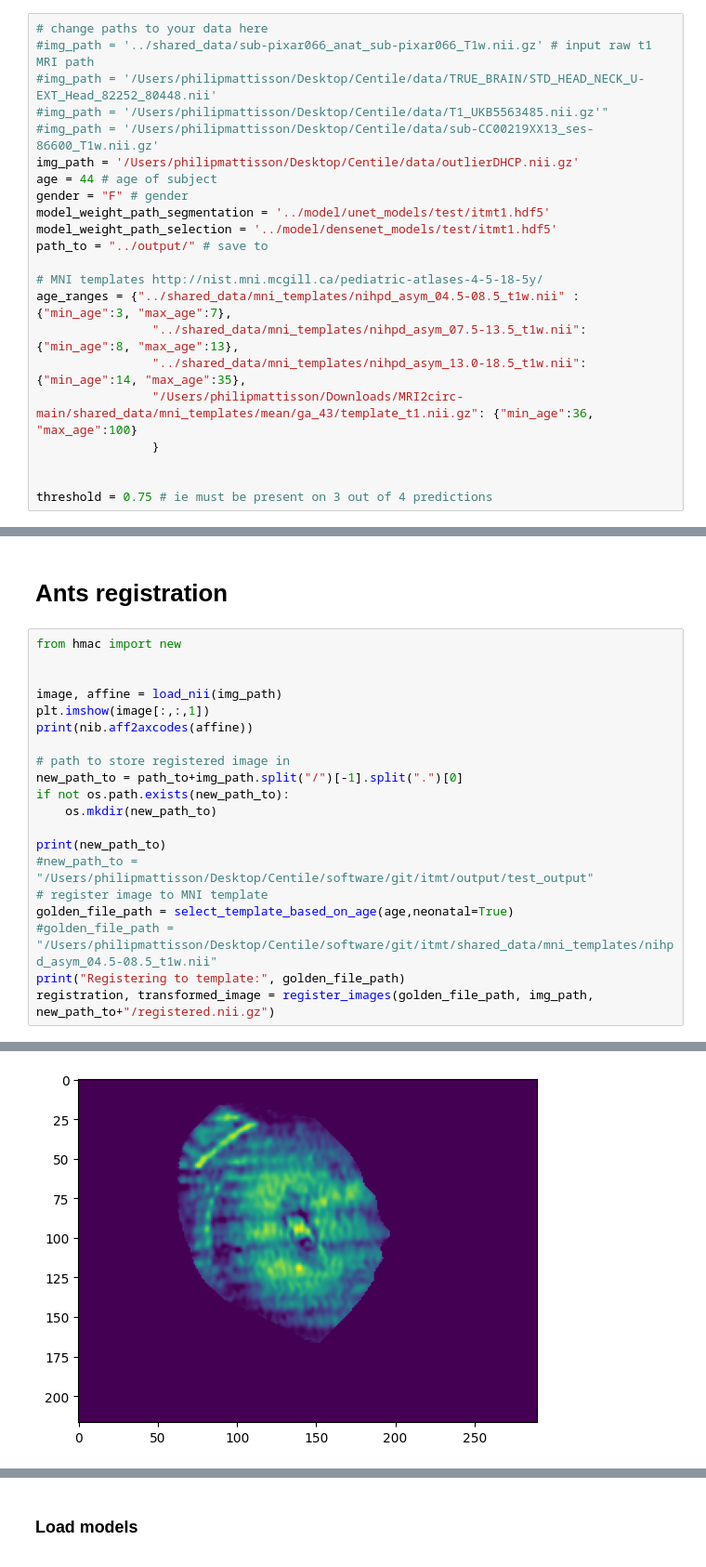
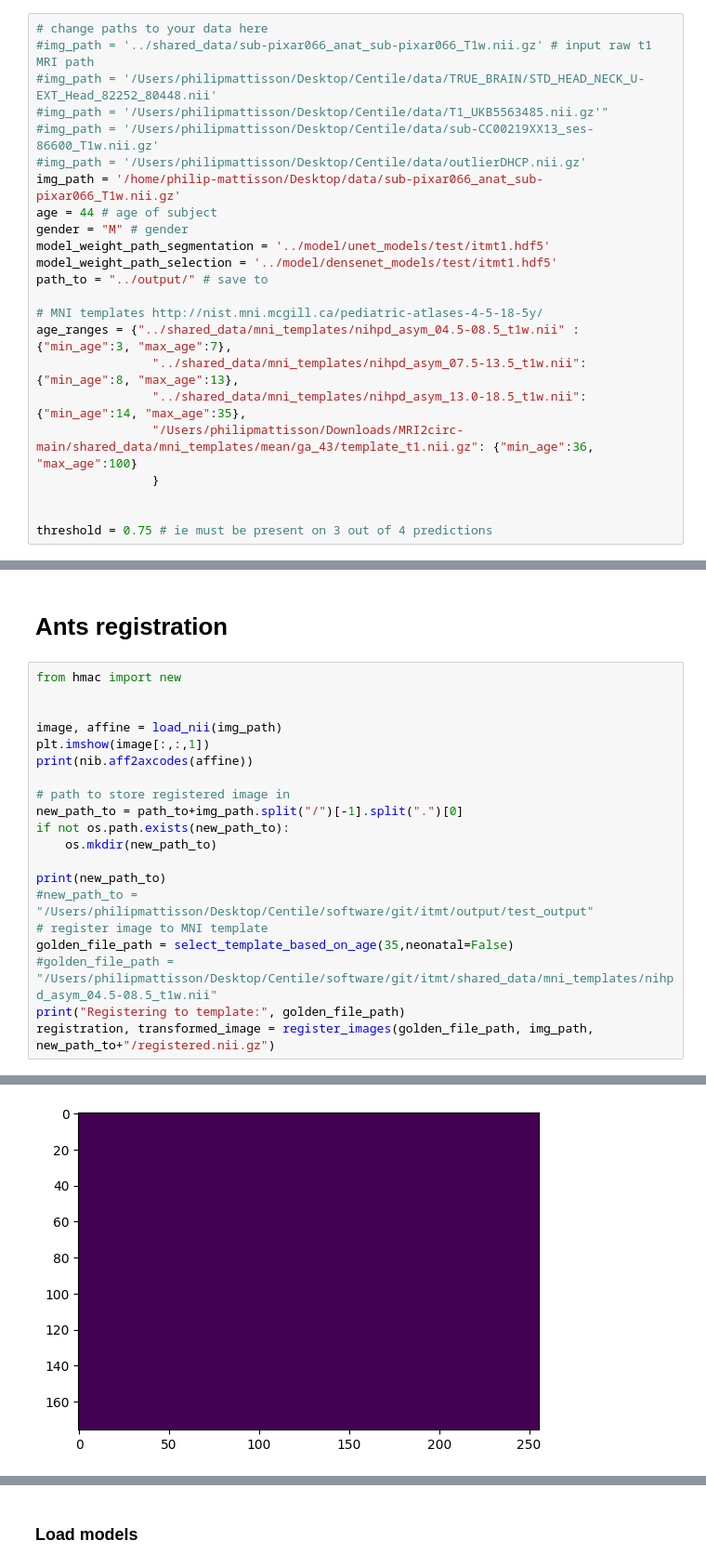
Before and after one commit to phmattisson/MRI2circ, a Jupyter notebook: notebook/demo_notebook.ipynb, the cells around one changed output, grey strips where cells are left out. Shown at 93% size. Saved outputs shown, nothing was run; the diff lists cells and outputs as text.

```diff
--- a/notebook/demo_notebook.ipynb
+++ b/notebook/demo_notebook.ipynb
@@ -161,9 +170,10 @@ def filter_islands(muscle_seg):
 #img_path = '/Users/philipmattisson/Desktop/Centile/data/TRUE_BRAIN/STD_HEAD_NECK_U-EXT_Head_82252_80448.nii'
 #img_path = '/Users/philipmattisson/Desktop/Centile/data/T1_UKB5563485.nii.gz'"
 #img_path = '/Users/philipmattisson/Desktop/Centile/data/sub-CC00219XX13_ses-86600_T1w.nii.gz'
-img_path = '/Users/philipmattisson/Desktop/Centile/data/outlierDHCP.nii.gz'
+#img_path = '/Users/philipmattisson/Desktop/Centile/data/outlierDHCP.nii.gz'
+img_path = '/home/philip-mattisson/Desktop/data/sub-pixar066_anat_sub-pixar066_T1w.nii.gz'
 age = 44 # age of subject
-gender = "F" # gender
+gender = "M" # gender
 model_weight_path_segmentation = '../model/unet_models/test/itmt1.hdf5'
 model_weight_path_selection = '../model/densenet_models/test/itmt1.hdf5'
 path_to = "../output/" # save to
@@ -278,7 +276,7 @@ if not os.path.exists(new_path_to):
 print(new_path_to)
 #new_path_to = "/Users/philipmattisson/Desktop/Centile/software/git/itmt/output/test_output"
 # register image to MNI template
-golden_file_path = select_template_based_on_age(age,neonatal=True)
+golden_file_path = select_template_based_on_age(35,neonatal=False)
 #golden_file_path = "/Users/philipmattisson/Desktop/Centile/software/git/itmt/shared_data/mni_templates/nihpd_asym_04.5-08.5_t1w.nii"
 print("Registering to template:", golden_file_path)
 registration, transformed_image = register_images(golden_file_path, img_path, new_path_to+"/registered.nii.gz")
@@ -289,4 +288,4 @@ Registering to template: ../shared_data/mni_templates/mean/ga_44/template_t1.nii
-[figure, old version]
+[figure, new version]
 # %%
 plt.imshow(image[:,:,146])
 print(nib.aff2axcodes(affine))
```
Also changed, not shown: parts of 9 cells of this notebook, 14 other files.
